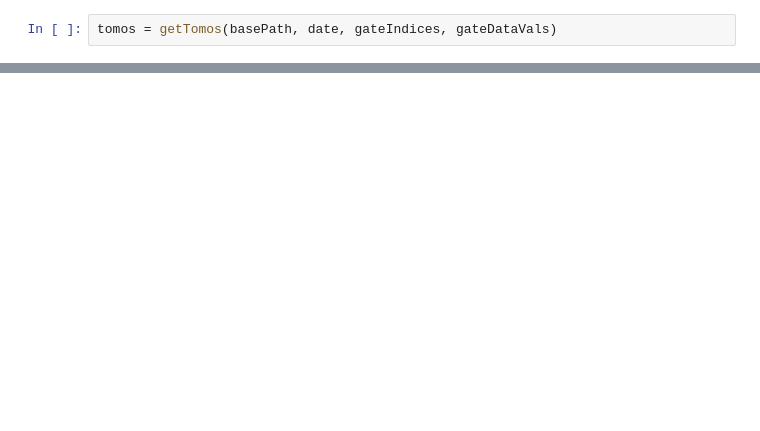
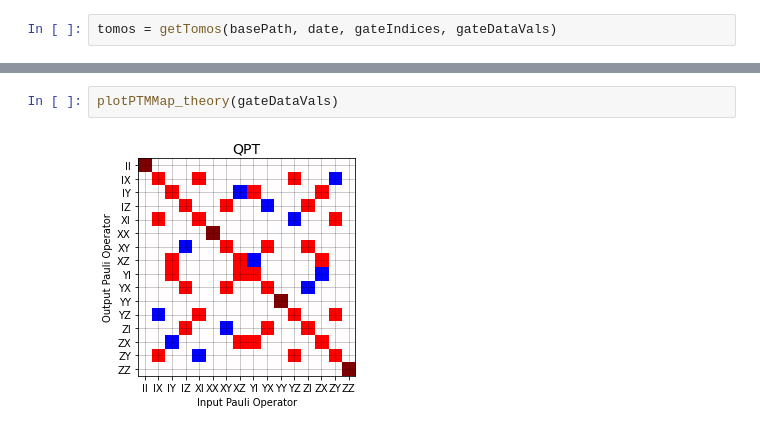
Before and after one commit to Borealis126/MinesExpAnalysis, a Jupyter notebook: analysis.ipynb, the cells around one changed output, grey strips where cells are left out. Drawn from its saved outputs; the diff is of its cells as text; blank space fills up the shorter version.

```diff
--- a/analysis.ipynb
+++ b/analysis.ipynb
@@ -155 +43,5 @@ tomos = getTomos(basePath, date, gateIndices, gateDataVals)
+# %%
+plotPTMMap_theory(gateDataVals)
+# %% [output]
+[figure, added]
 # %%
```
Also changed, not shown: parts of 17 cells of this notebook, 36 other files.
